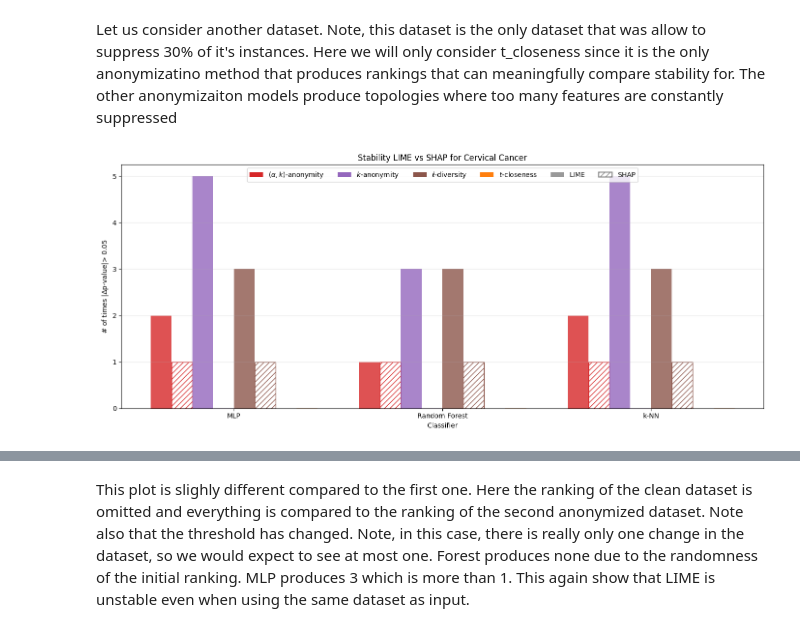
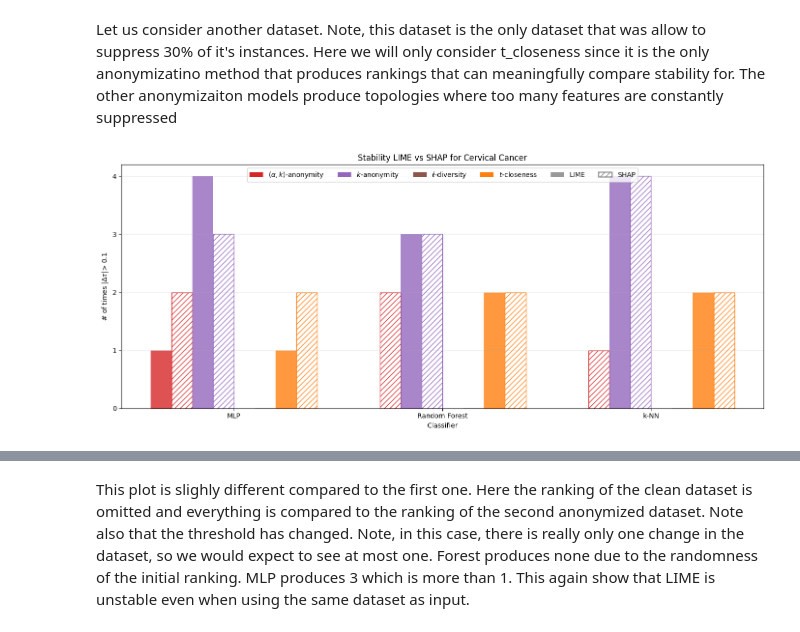
Before and after one commit to Zak9O/Masking-Effects-on-XAI-Techniques, a Jupyter notebook: notebooks/1Stability.ipynb, the cells around one changed output, grey strips where cells are left out. Drawn from its saved outputs; the diff is of its cells as text; code cells hidden in the pictures.

```diff
--- a/notebooks/1Stability.ipynb
+++ b/notebooks/1Stability.ipynb
@@ -20,7 +20,7 @@ pl = plot_creator.PlotCreator(
         "MLP",
         "knn"
     ],
-    ["adult","usa_house","usa_house_old", "cervic_cancer", "adult_imbalanced", "old_adult"],
+    ["adult","usa_house","usa_house_old", "cervic_cancer","cervic_cancer_reversed"],
     "../data/",
 )
 # %%
@@ -67,6 +67,6 @@ Below we consider the cervic cancer dataset. We see that we canont really draw a
 # %% [markdown]
 Let us consider another dataset. Note, this dataset is the only dataset that was allow to suppress 30% of it's instances. Here we will only consider t_closeness since it is the only anonymizatino method that produces rankings that can meaningfully compare stability for. The other anonymizaiton models produce topologies where too many features are constantly suppressed
 # %%
-pl.plot_histogram("cervic_cancer",threshold=0.05)
+pl.plot_histogram("cervic_cancer",threshold=0.1)
 # %% [output]
-[figure, old version]
+[figure, new version]
```
Also changed, not shown: parts of 2 cells of this notebook, 2 other files.
